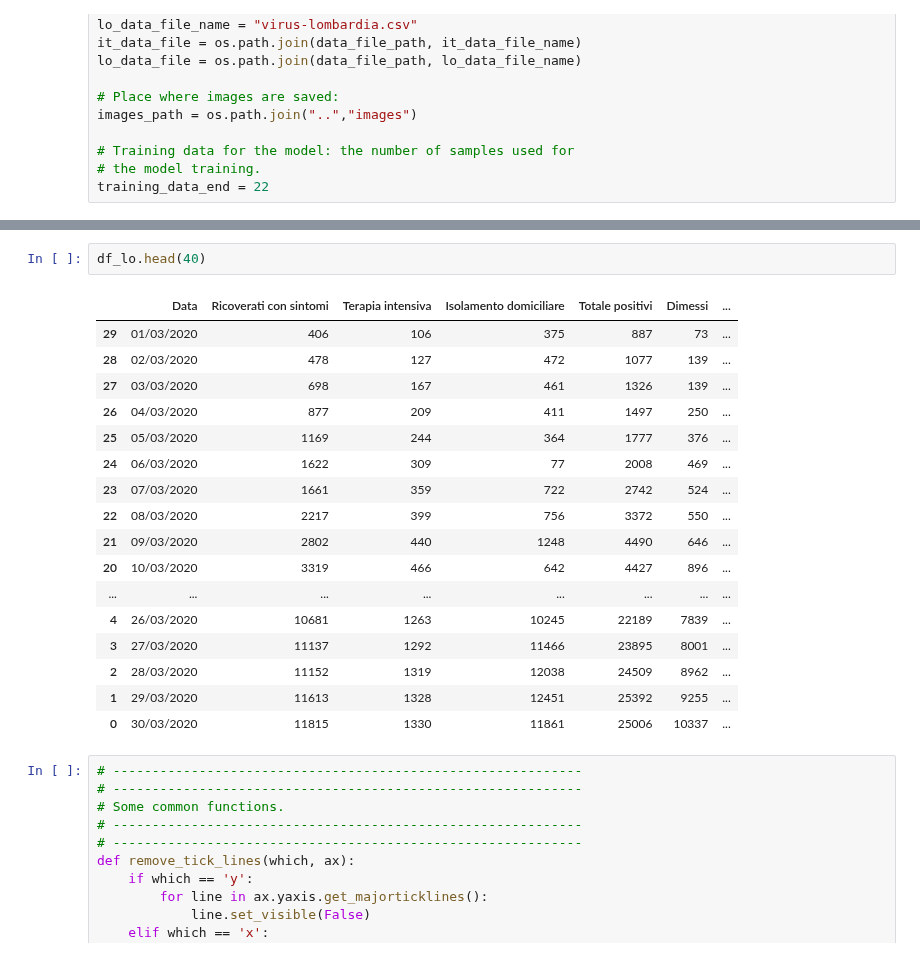
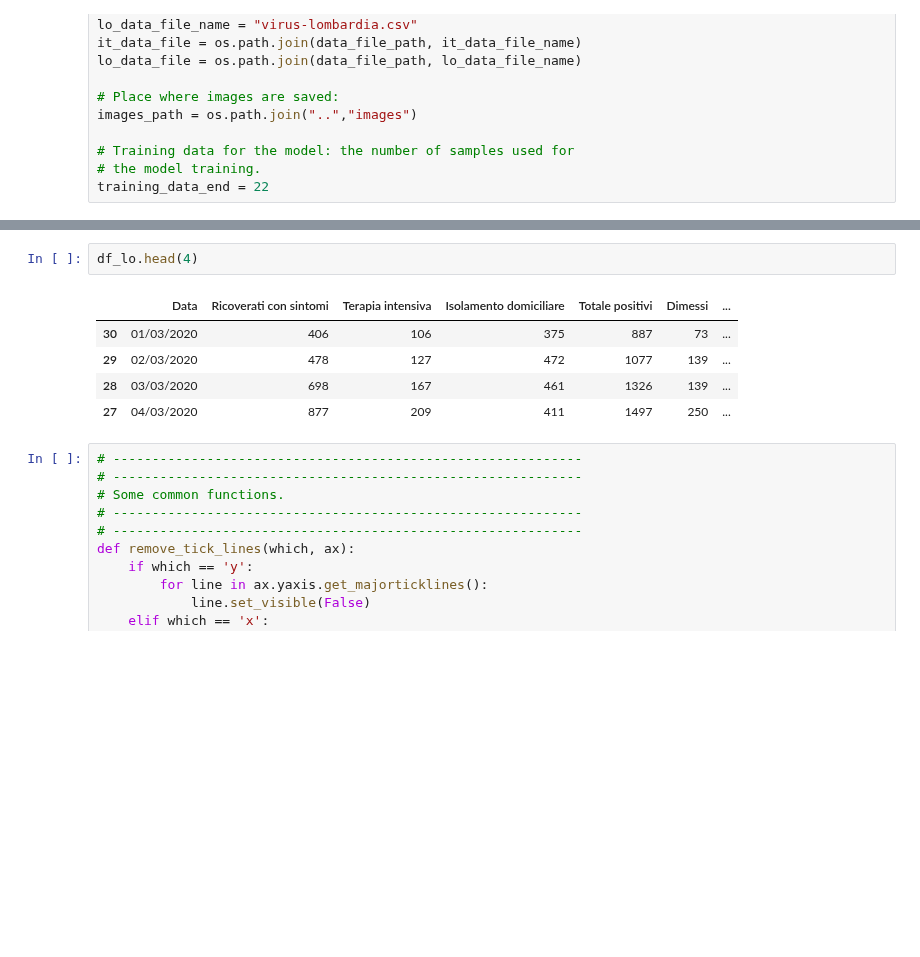
Before and after one commit to p-giovanni/Statistics, a Jupyter notebook: notebook/CoronaVirus-SecondaryCharts.ipynb, the cells around one changed output, grey strips where cells are left out. Saved outputs shown, nothing was run; the diff lists cells and outputs as text; blank space fills up the shorter version.

```diff
--- a/notebook/CoronaVirus-SecondaryCharts.ipynb
+++ b/notebook/CoronaVirus-SecondaryCharts.ipynb
@@ -111,23 +111,11 @@ df.head(3)
 # %%
-df_lo.head(40)
+df_lo.head(4)
 # %% [output]
 |  | Data | Ricoverati con sintomi | Terapia intensiva | Isolamento domiciliare | Totale positivi | Dimessi | ... |
-| 29 | 01/03/2020 | 406 | 106 | 375 | 887 | 73 | ... |
-| 28 | 02/03/2020 | 478 | 127 | 472 | 1077 | 139 | ... |
-| 27 | 03/03/2020 | 698 | 167 | 461 | 1326 | 139 | ... |
-| 26 | 04/03/2020 | 877 | 209 | 411 | 1497 | 250 | ... |
-| 25 | 05/03/2020 | 1169 | 244 | 364 | 1777 | 376 | ... |
-| 24 | 06/03/2020 | 1622 | 309 | 77 | 2008 | 469 | ... |
-| 23 | 07/03/2020 | 1661 | 359 | 722 | 2742 | 524 | ... |
-| 22 | 08/03/2020 | 2217 | 399 | 756 | 3372 | 550 | ... |
-| 21 | 09/03/2020 | 2802 | 440 | 1248 | 4490 | 646 | ... |
-| 20 | 10/03/2020 | 3319 | 466 | 642 | 4427 | 896 | ... |
-| ... | ... | ... | ... | ... | ... | ... | ... |
-| 4 | 26/03/2020 | 10681 | 1263 | 10245 | 22189 | 7839 | ... |
-| 3 | 27/03/2020 | 11137 | 1292 | 11466 | 23895 | 8001 | ... |
-| 2 | 28/03/2020 | 11152 | 1319 | 12038 | 24509 | 8962 | ... |
-| 1 | 29/03/2020 | 11613 | 1328 | 12451 | 25392 | 9255 | ... |
-| 0 | 30/03/2020 | 11815 | 1330 | 11861 | 25006 | 10337 | ... |
+| 30 | 01/03/2020 | 406 | 106 | 375 | 887 | 73 | ... |
+| 29 | 02/03/2020 | 478 | 127 | 472 | 1077 | 139 | ... |
+| 28 | 03/03/2020 | 698 | 167 | 461 | 1326 | 139 | ... |
+| 27 | 04/03/2020 | 877 | 209 | 411 | 1497 | 250 | ... |
 # %%
 # ------------------------------------------------------------
 # ------------------------------------------------------------
```
Also changed, not shown: parts of 7 cells of this notebook, 14 other files.
